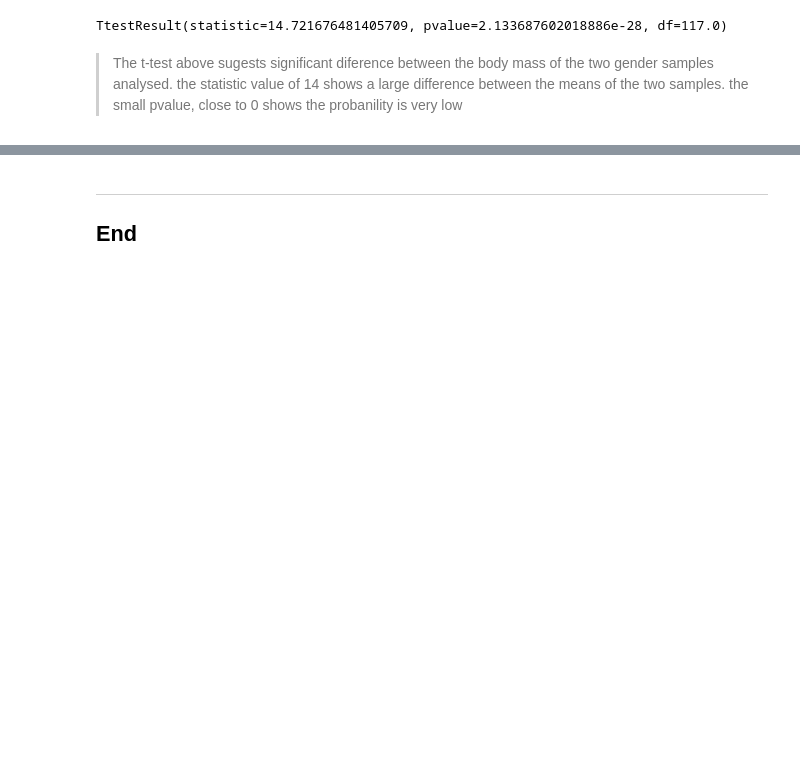
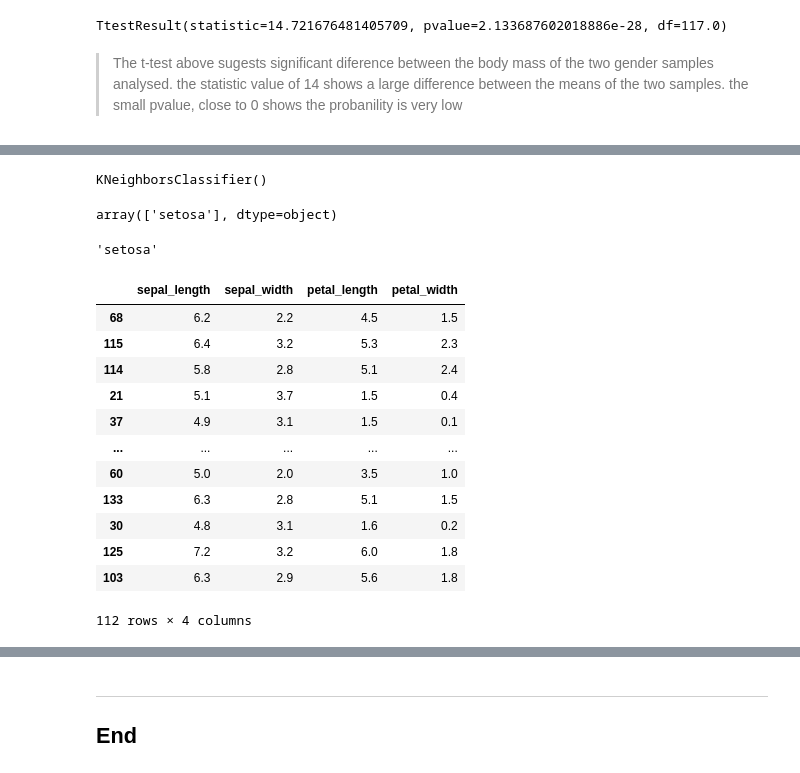
Before and after one commit to G00411367/machine-learning-stats, a Jupyter notebook: tasks.ipynb, the cells around one changed output, grey strips where cells are left out. Saved outputs shown, nothing was run; the diff lists cells and outputs as text; code cells hidden in the pictures; blank space fills up the shorter version.

```diff
--- a/tasks.ipynb
+++ b/tasks.ipynb
@@ -434,0 +489,5 @@ TtestResult(statistic=14.721676481405709, pvalue=2.133687602018886e-28, df=117.0
+# %%
+# y values.
+y = df['class']
+# Show
+y
@@ -434,0 +507,35 @@ TtestResult(statistic=14.721676481405709, pvalue=2.133687602018886e-28, df=117.0
+# %%
+# Create a new instance of a classifier
+clf = KNeighborsClassifier()
+# Fit the data
+clf.fit(X, y)
+# %% [output]
+KNeighborsClassifier()
+# %%
+# Quick check that the classifier correctly predicts first X sample
+clf.predict(X.iloc[:1])
+# %% [output]
+array(['setosa'], dtype=object)
+# %%
+# The actual output for the first sample.
+y.iloc[0]
+# %% [output]
+'setosa'
+# %%
+# Keep some samples back for testing, train on the others.
+X_train, X_test, y_train, y_test = sk.model_selection.train_test_split(X, y)
+X_train
+# %% [output]
+|  | sepal_length | sepal_width | petal_length | petal_width |
+| 68 | 6.2 | 2.2 | 4.5 | 1.5 |
+| 115 | 6.4 | 3.2 | 5.3 | 2.3 |
+| 114 | 5.8 | 2.8 | 5.1 | 2.4 |
+| 21 | 5.1 | 3.7 | 1.5 | 0.4 |
+| 37 | 4.9 | 3.1 | 1.5 | 0.1 |
+| ... | ... | ... | ... | ... |
+| 60 | 5.0 | 2.0 | 3.5 | 1.0 |
+| 133 | 6.3 | 2.8 | 5.1 | 1.5 |
+| 30 | 4.8 | 3.1 | 1.6 | 0.2 |
+| 125 | 7.2 | 3.2 | 6.0 | 1.8 |
+| 103 | 6.3 | 2.9 | 5.6 | 1.8 |
+112 rows × 4 columns
```
Also changed, not shown: parts of 18 cells of this notebook, 11 other files.
